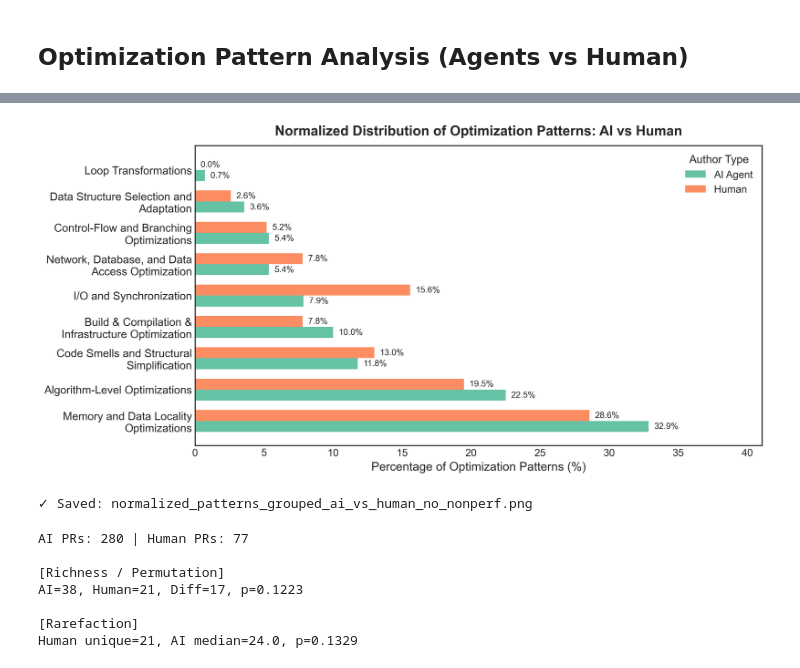
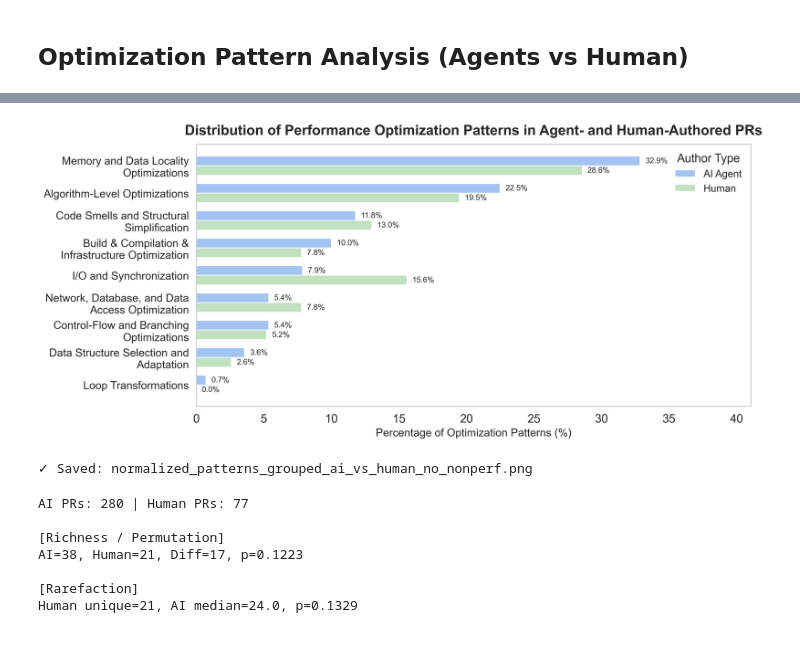
Before and after one commit to PurdueDualityLab/github_perf_patch_study, a Jupyter notebook: RQ2_pattern_analysis/pattern_analysis.ipynb, the cells around one changed output, grey strips where cells are left out. Drawn from its saved outputs; the diff is of its cells as text; code cells hidden in the pictures.

Commit message:
figure change

```diff
--- a/RQ2_pattern_analysis/pattern_analysis.ipynb
+++ b/RQ2_pattern_analysis/pattern_analysis.ipynb
@@ -315,19 +315,33 @@ import pandas as pd
 import matplotlib.pyplot as plt
 import seaborn as sns
 
+plt.rcParams.update({
+    "font.size": 14,
+    "axes.titlesize": 16,
+    "axes.labelsize": 15,
+    "xtick.labelsize": 14,
+    "ytick.labelsize": 14,
+    "legend.fontsize": 13,
+    "legend.title_fontsize": 14,
+})
+
+
 # ----------------------------------------------------------------------------
 # Style (WHITE background, NO grid)
 # ----------------------------------------------------------------------------
 plt.style.use('seaborn-v0_8-white')
 sns.set_palette("Set2")
+palette_pastel = ['#A3C4F3', '#C1E1C1', '#E2C2FF', '#B5E2FA']
+sns.set_theme(style='whitegrid', palette=palette_pastel)
 plt.rcParams['figure.dpi'] = 300
-plt.rcParams['font.size'] = 12
+plt.rcParams['font.size'] = 14
 
 FINAL_COLUMNS = {
     'PR ID': 'pr_id',
     'PR URL': 'pr_url',
     'Final Pattern': 'optimization_pattern',
 }
+
 
 # ----------------------------------------------------------------------------
 # Load data
@@ -387,19 +401,19 @@ def plot_grouped_normalized_patterns(analyzed):
     y = np.arange(len(pivot))
     bar_h = 0.35
 
-    fig, ax = plt.subplots(figsize=(12, max(6, len(pivot) * 0.6)))
+    fig, ax = plt.subplots(figsize=(13, max(6, len(pivot) * 0.6)))
 
     ax.barh(
         y - bar_h / 2,
         pivot.get('AI Agent', 0),
         height=bar_h,
-        label='AI Agent'
+        label='AI Agent',
     )
     ax.barh(
         y + bar_h / 2,
         pivot.get('Human', 0),
         height=bar_h,
-        label='Human'
+        label='Human',
     )
 
     # Remove grid explicitly
@@ -413,47 +427,50 @@ def plot_grouped_normalized_patterns(analyzed):
         ax.text(hu + 0.4, i + bar_h / 2, f"{hu:.1f}%", va='center', fontsize=10)
 
     ax.set_yticks(y)
-    ax.set_yticklabels(labels, fontsize=13)
+    ax.set_yticklabels(labels, fontsize=14)
+    ax.set_xticklabels(np.arange(0, 45, 5), fontsize=15)
+    ax.invert_yaxis()  # <-- makes biggest appear at the top
     ax.set_xlim(0, max(pivot.max()) * 1.25)
     ax.set_xlabel("Percentage of Optimization Patterns (%)", fontsize=14)
 
     ax.set_title(
-        "Normalized Distribution of Optimization Patterns: AI vs Human",
-        fontsize=16,
+        "Distribution of Performance Optimization Patterns in Agent- and Human-Authored PRs",
+        fontsize=17,
         fontweight='bold',
         pad=12
     )
 
-    ax.legend(title="Author Type", fontsize=12, title_fontsize=13)
+    ax.legend(title="Author Type", fontsize=13, title_fontsize=15)
 
     plt.tight_layout()
 
     os.makedirs("./results", exist_ok=True)
     plt.savefig(
         "./results/normalized_patterns_grouped_ai_vs_human_no_nonperf.png",
         dpi=300,
         bbox_inches="tight"
     )
+
     plt.show()
 
     print("✓ Saved: normalized_patterns_grouped_ai_vs_human_no_nonperf.png")
 
 # ----------------------------------------------------------------------------
 # Main
 # ----------------------------------------------------------------------------
 def main():
     ai = load_final_labels("./results/Agent_PRs.csv", "AI Agent")
     hu = load_final_labels("./results/Human_PRs.csv", "Human")
 
     analyzed = pd.concat([ai, hu], ignore_index=True)
     analyzed = analyzed[analyzed['optimization_pattern'] != ""]
 
     plot_grouped_normalized_patterns(analyzed)
 
 if __name__ == "__main__":
     main()
 # %% [output]
-[figure, old version]
+[figure, new version]
 ✓ Saved: normalized_patterns_grouped_ai_vs_human_no_nonperf.png
 # %%
 # ============================================================================
```
Also changed, not shown: parts of 2 cells of this notebook, 5 other files.
